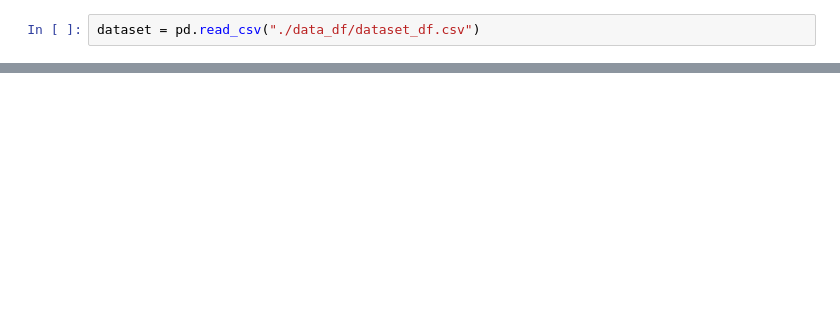
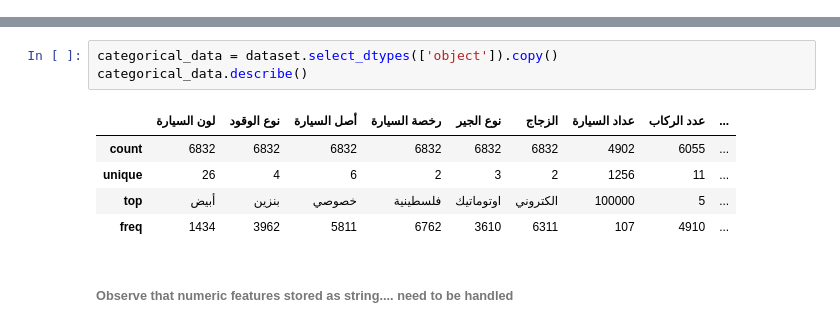
Before and after one commit to Reema-Khaseeb/car-price-prediction, a Jupyter notebook: car_price_prediction.ipynb, the cells around one changed output, grey strips where cells are left out. Saved outputs shown, nothing was run; the diff lists cells and outputs as text; blank space fills up the shorter version.

```diff
--- a/car_price_prediction.ipynb
+++ b/car_price_prediction.ipynb
@@ -92,2 +62,0 @@ dataset.to_csv('./data_df/dataset_df.csv', index=False)
-# %%
-dataset = pd.read_csv("./data_df/dataset_df.csv")
@@ -109,0 +87,11 @@ dataset
+# %%
+categorical_data = dataset.select_dtypes(['object']).copy()
+categorical_data.describe()
+# %% [output]
+|  | لون السيارة | نوع الوقود | أصل السيارة | رخصة السيارة | نوع الجير | الزجاج | عداد السيارة | عدد الركاب | ... |
+| count | 6832 | 6832 | 6832 | 6832 | 6832 | 6832 | 4902 | 6055 | ... |
+| unique | 26 | 4 | 6 | 2 | 3 | 2 | 1256 | 11 | ... |
+| top | أبيض | بنزين | خصوصي | فلسطينية | اوتوماتيك | الكتروني | 100000 | 5 | ... |
+| freq | 1434 | 3962 | 5811 | 6762 | 3610 | 6311 | 107 | 4910 | ... |
+# %% [markdown]
+###### Observe that numeric features stored as string.... need to be handled
```
Also changed, not shown: parts of 38 cells of this notebook, 7 other files.
